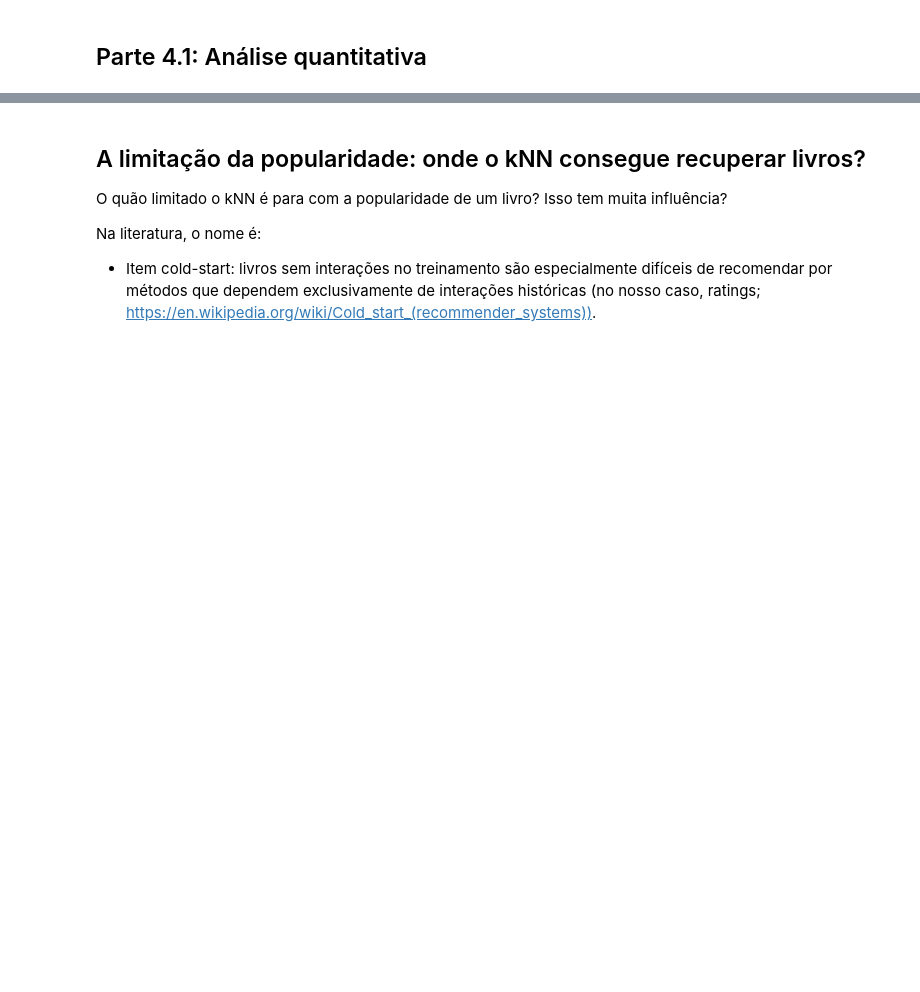
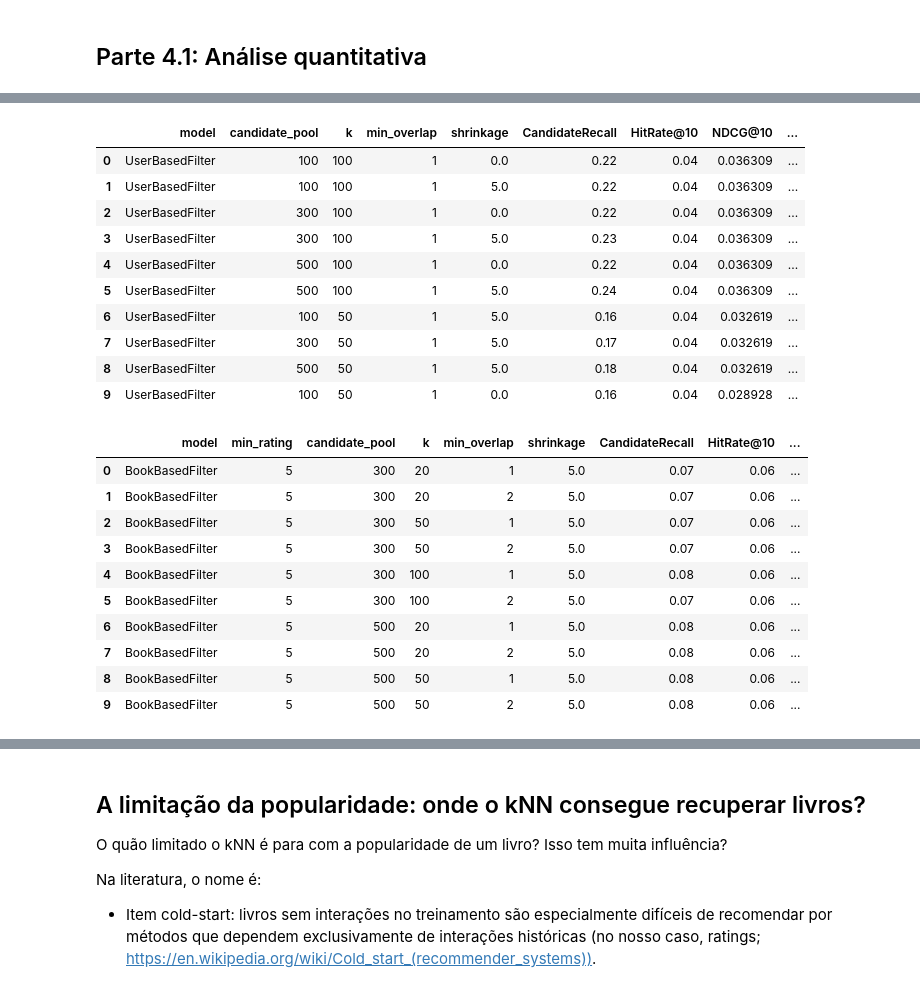
Before and after one commit to lemuel-manske/notebooks, a Jupyter notebook: furb/ml/seminario.ipynb, the cells around one changed output, grey strips where cells are left out. Saved outputs shown, nothing was run; the diff lists cells and outputs as text; code cells hidden in the pictures; blank space fills up the shorter version.

```diff
--- a/furb/ml/seminario.ipynb
+++ b/furb/ml/seminario.ipynb
@@ -634,14 +616,20 @@ def select_neighbors(
     exclude=None,
 ):
   assert metric in {"cosine", "euclidean"}
-  assert k > 0
+  # assert k > 0
 
   exclude = set() if exclude is None else set(exclude)
   exclude.add(index) # Não recomendar o próprio candidato
 
   # Buscar candidatos antes de aplicar os filtros
+  pool_size = (
+    candidate_pool
+    if k == -1
+    else max(k, candidate_pool)
+  )
+
   n_candidates = min(
-    max(k, candidate_pool) + len(exclude),
+    pool_size + len(exclude),
     matrix.shape[0],
   )
 
@@ -689,7 +677,7 @@ def select_neighbors(
   # Reordenar após a regularização
   neighbors.sort(key=lambda item: item[1], reverse=True)
 
-  return neighbors[:k]
+  return neighbors if k == -1 else neighbors[:k]
 # %% [markdown]
 ### O que é `min_overlap`?
 
@@ -781,6 +769,11 @@ class UserBasedFilter(Filter):
     self.M = M.tocsr()
     self.M_ones = M_ones.tocsr()
 
+    self.user_means = (
+      np.asarray(self.M.sum(axis=1)).ravel()
+      / np.maximum(self.M.getnnz(axis=1), 1)
+    )
+
     self.model = NearestNeighbors(
       metric=metric,
       algorithm=algorithm,
@@ -820,7 +813,9 @@ class UserBasedFilter(Filter):
         if book_idx in rated_books:
           continue
 
-        scores[book_idx] += similarity * (float(rating) / 10)
+        contribution = float(rating) / 10
+
+        scores[book_idx] += similarity * contribution
         weights[book_idx] += similarity
 
     ranking = sorted(
@@ -859,7 +854,7 @@ class UserBasedFilter(Filter):
       neighbors=[
         (str(user_ids[idx]), float(similarity))
         for idx, similarity in neighbors
-        ],
+      ],
     )
 
 
@@ -980,8 +1052,8 @@ class BookBasedFilter(Filter):
 import numpy as np
 import pandas as pd
 
-def split_ratings(min_positive_rating: int = 7):
-  df = explicit_ratings.copy().reset_index(drop=True)
+def split_ratings(min_positive_rating: int = 7, df = explicit_ratings):
+  df = df.copy().reset_index(drop=True)
 
   df["User-ID"] = df["User-ID"].astype(str)
   df["ISBN"] = df["ISBN"].astype(str)
@@ -1094,33 +1181,58 @@ PARAM_GRID = {
     "k": [20, 50, 100],
     "candidate_pool": [100, 300, 500],
     "min_overlap": [1, 2, 5],
     "shrinkage": [0.0, 5.0],
 }
 
 train_df, validation_df, test_df = split_ratings()
+
+test_sample = test_df.sample(n=100, random_state=42)
 
 build_matrices(train_df)
 
 validation_sample = validation_df.sample(
     n=min(100, len(validation_df)),
     random_state=42,
 )
 
 user_results = grid_search(
     UserBasedFilter,
     validation_sample,
     PARAM_GRID,
 )
 
 book_results = grid_search(
     BookBasedFilter,
     validation_sample,
     PARAM_GRID,
     min_rating=5,
 )
 
 display(user_results.head(10))
 display(book_results.head(10))
+# %% [output]
+|  | model | candidate_pool | k | min_overlap | shrinkage | CandidateRecall | HitRate@10 | NDCG@10 | ... |
+| 0 | UserBasedFilter | 100 | 100 | 1 | 0.0 | 0.22 | 0.04 | 0.036309 | ... |
+| 1 | UserBasedFilter | 100 | 100 | 1 | 5.0 | 0.22 | 0.04 | 0.036309 | ... |
+| 2 | UserBasedFilter | 300 | 100 | 1 | 0.0 | 0.22 | 0.04 | 0.036309 | ... |
+| 3 | UserBasedFilter | 300 | 100 | 1 | 5.0 | 0.23 | 0.04 | 0.036309 | ... |
+| 4 | UserBasedFilter | 500 | 100 | 1 | 0.0 | 0.22 | 0.04 | 0.036309 | ... |
+| 5 | UserBasedFilter | 500 | 100 | 1 | 5.0 | 0.24 | 0.04 | 0.036309 | ... |
+| 6 | UserBasedFilter | 100 | 50 | 1 | 5.0 | 0.16 | 0.04 | 0.032619 | ... |
+| 7 | UserBasedFilter | 300 | 50 | 1 | 5.0 | 0.17 | 0.04 | 0.032619 | ... |
+| 8 | UserBasedFilter | 500 | 50 | 1 | 5.0 | 0.18 | 0.04 | 0.032619 | ... |
+| 9 | UserBasedFilter | 100 | 50 | 1 | 0.0 | 0.16 | 0.04 | 0.028928 | ... |
+|  | model | min_rating | candidate_pool | k | min_overlap | shrinkage | CandidateRecall | HitRate@10 | ... |
+| 0 | BookBasedFilter | 5 | 300 | 20 | 1 | 5.0 | 0.07 | 0.06 | ... |
+| 1 | BookBasedFilter | 5 | 300 | 20 | 2 | 5.0 | 0.07 | 0.06 | ... |
+| 2 | BookBasedFilter | 5 | 300 | 50 | 1 | 5.0 | 0.07 | 0.06 | ... |
+| 3 | BookBasedFilter | 5 | 300 | 50 | 2 | 5.0 | 0.07 | 0.06 | ... |
+| 4 | BookBasedFilter | 5 | 300 | 100 | 1 | 5.0 | 0.08 | 0.06 | ... |
+| 5 | BookBasedFilter | 5 | 300 | 100 | 2 | 5.0 | 0.07 | 0.06 | ... |
+| 6 | BookBasedFilter | 5 | 500 | 20 | 1 | 5.0 | 0.08 | 0.06 | ... |
+| 7 | BookBasedFilter | 5 | 500 | 20 | 2 | 5.0 | 0.08 | 0.06 | ... |
+| 8 | BookBasedFilter | 5 | 500 | 50 | 1 | 5.0 | 0.08 | 0.06 | ... |
+| 9 | BookBasedFilter | 5 | 500 | 50 | 2 | 5.0 | 0.08 | 0.06 | ... |
 # %%
 import matplotlib.pyplot as plt
 
```
Also changed, not shown: parts of 22 cells of this notebook, 1 other file.
